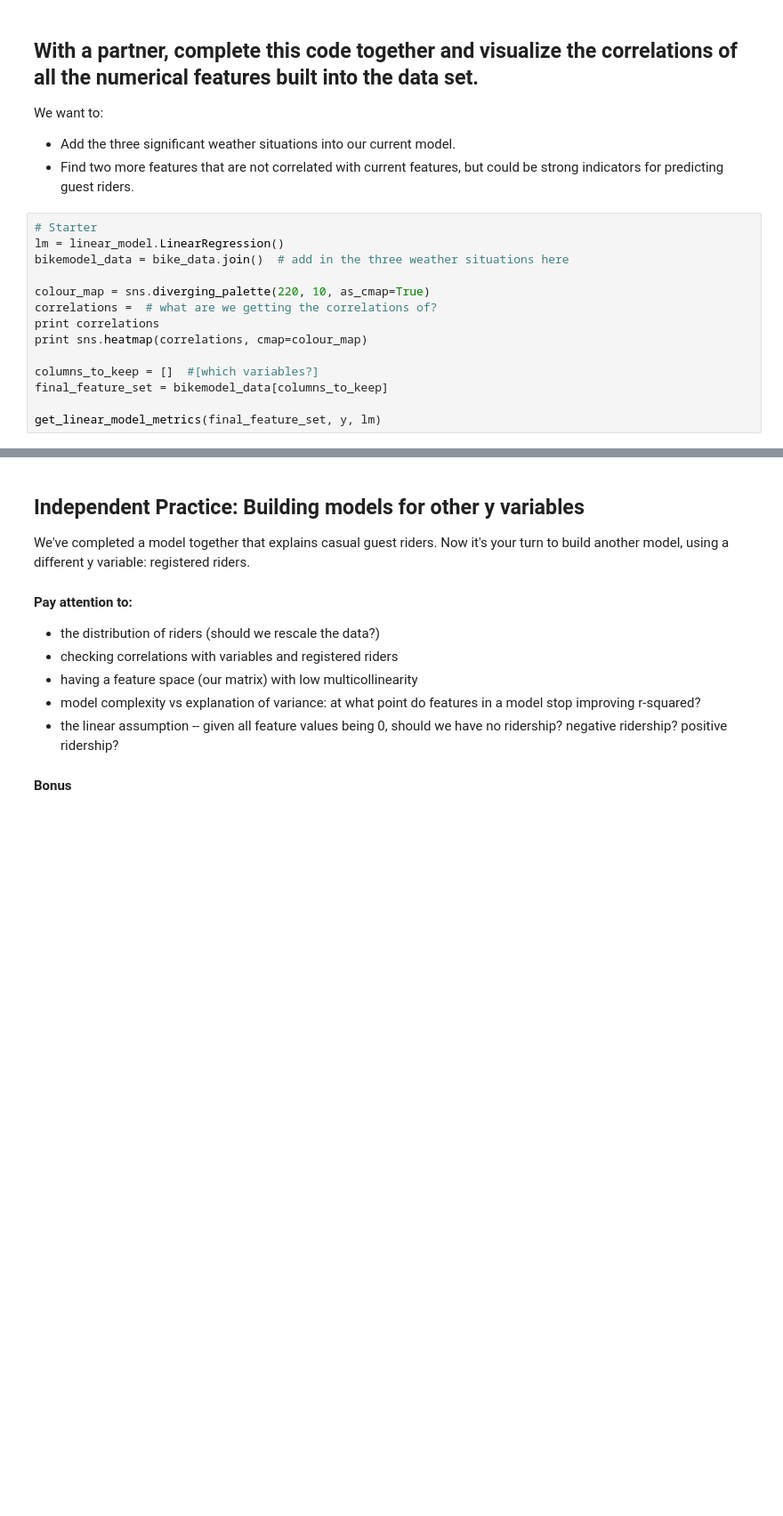
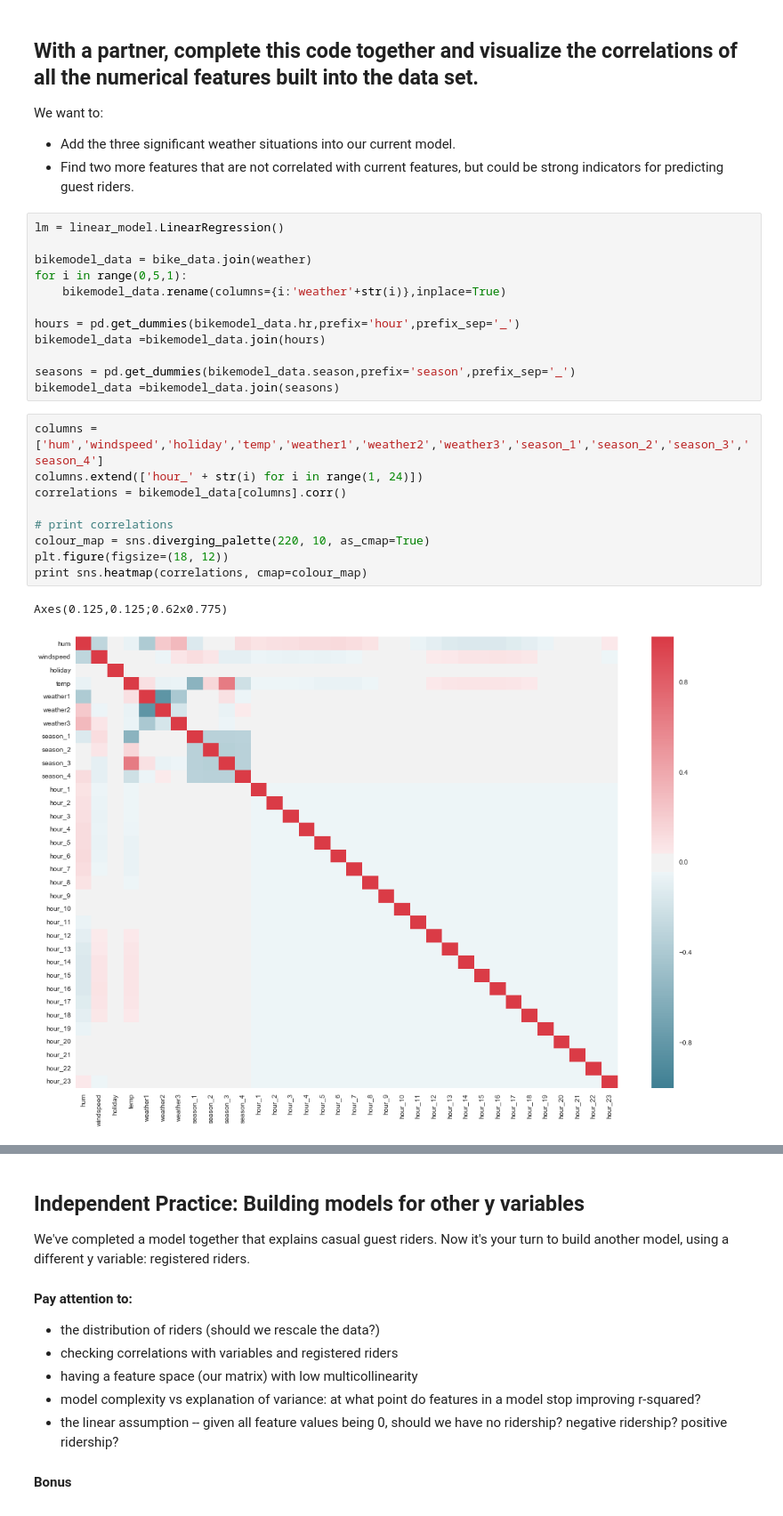
Before and after one commit to toby-p/GA_data_science_coursework, a Jupyter notebook: 05_linear_regression_in_depth.ipynb, the cells around one changed output, grey strips where cells are left out. Shown at 89% size. Cells and saved outputs as stored; diff of their text form; blank space fills up the shorter version.

```diff
--- a/05_linear_regression_in_depth.ipynb
+++ b/05_linear_regression_in_depth.ipynb
@@ -644,17 +643,27 @@ We want to:
 
 - Add the three significant weather situations into our current model.
 - Find two more features that are not correlated with current features, but could be strong indicators for predicting guest riders.
-# %%
-# Starter
-lm = linear_model.LinearRegression()
-bikemodel_data = bike_data.join()  # add in the three weather situations here
-
-colour_map = sns.diverging_palette(220, 10, as_cmap=True)
-correlations =  # what are we getting the correlations of?
-print correlations
-print sns.heatmap(correlations, cmap=colour_map)
-
-columns_to_keep = []  #[which variables?]
-final_feature_set = bikemodel_data[columns_to_keep]
-
-get_linear_model_metrics(final_feature_set, y, lm)
+# %%
+lm = linear_model.LinearRegression()
+
+bikemodel_data = bike_data.join(weather)
+for i in range(0,5,1):
+    bikemodel_data.rename(columns={i:'weather'+str(i)},inplace=True)
+
+hours = pd.get_dummies(bikemodel_data.hr,prefix='hour',prefix_sep='_')
+bikemodel_data =bikemodel_data.join(hours)
+
+seasons = pd.get_dummies(bikemodel_data.season,prefix='season',prefix_sep='_')
+bikemodel_data =bikemodel_data.join(seasons)
+# %%
+columns =  ['hum','windspeed','holiday','temp','weather1','weather2','weather3','season_1','season_2','season_3','season_4']
+columns.extend(['hour_' + str(i) for i in range(1, 24)])
+correlations = bikemodel_data[columns].corr()
+
+# print correlations
+colour_map = sns.diverging_palette(220, 10, as_cmap=True)
+plt.figure(figsize=(18, 12))
+print sns.heatmap(correlations, cmap=colour_map)
+# %% [output]
+Axes(0.125,0.125;0.62x0.775)
+[figure, added]
```
Also changed, not shown: parts of 29 cells of this notebook.
